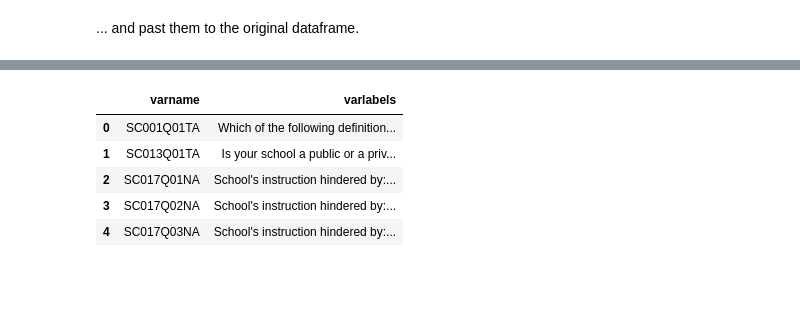
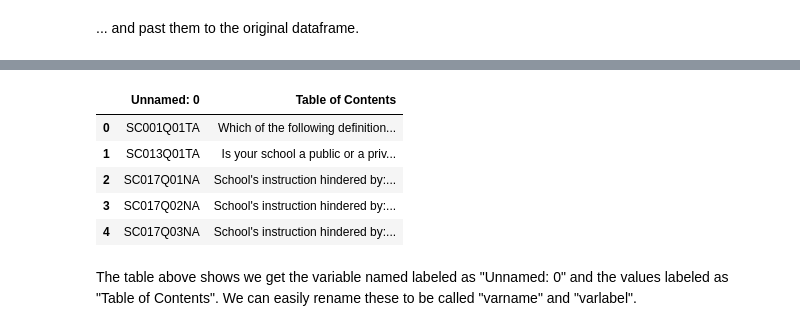
Before and after one commit to sdhector/PISA-Analysis, a Jupyter notebook: Introduccion a los datos PISA.ipynb, the cells around one changed output, grey strips where cells are left out. Drawn from its saved outputs; the diff is of its cells as text; code cells hidden in the pictures; blank space fills up the shorter version.

```diff
--- a/Introduccion a los datos PISA.ipynb
+++ b/Introduccion a los datos PISA.ipynb
@@ -126,11 +126,13 @@ This data contains variable names with a code that is related to the question as
 # %%
 df = pd.read_excel(r"D:\Data Science Folder\PISA Analysis\Data\2018\2018_Compendia_Questionnaire\bkg\pisa_ms_bkg_overall_sch_compendium.xlsx",
-                  sheet_name = "Table of Contents").reset_index().rename(columns = {"index":"varname", "Table of Contents": "varlabels"})
+                  sheet_name = "Table of Contents")
 df.head()
 # %% [output]
-|  | varname | varlabels |
+|  | Unnamed: 0 | Table of Contents |
 | 0 | SC001Q01TA | Which of the following definition... |
 | 1 | SC013Q01TA | Is your school a public or a priv... |
 | 2 | SC017Q01NA | School's instruction hindered by:... |
 | 3 | SC017Q02NA | School's instruction hindered by:... |
 | 4 | SC017Q03NA | School's instruction hindered by:... |
+# %% [markdown]
+The table above shows we get the variable named labeled as "Unnamed: 0" and the values labeled as "Table of Contents". We can easily rename these to be called "varname" and "varlabel".
```
Also changed, not shown: parts of 17 cells of this notebook.
